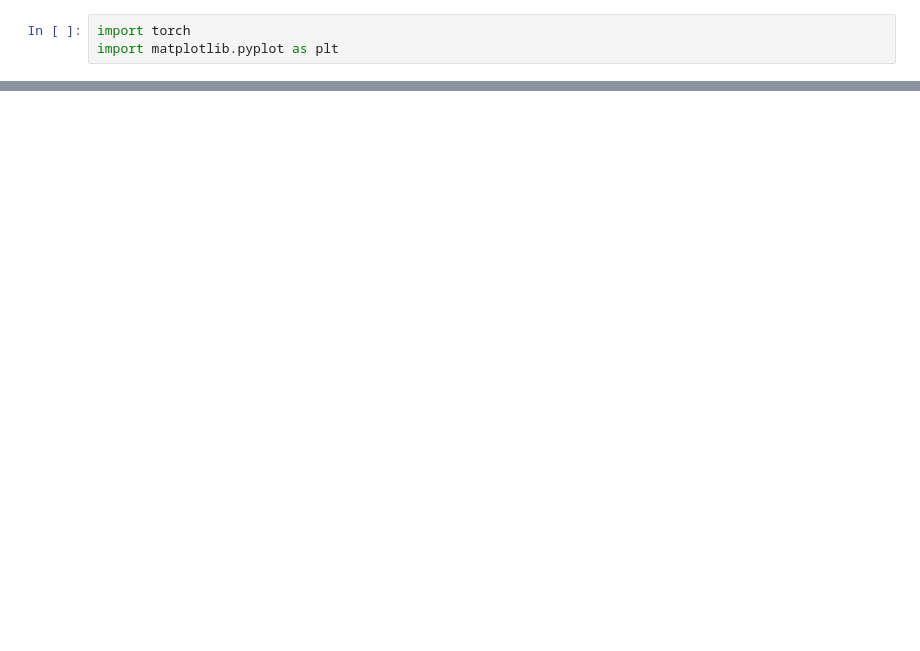
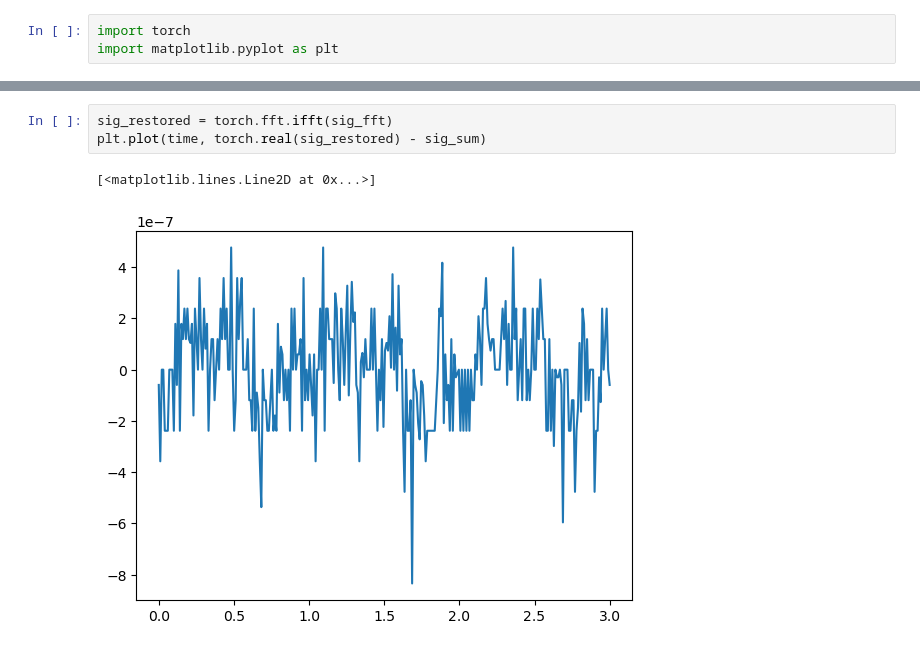
Before and after one commit to kolusask/IDP, a Jupyter notebook: test_fft.ipynb, the cells around one changed output, grey strips where cells are left out. Drawn from its saved outputs; the diff is of its cells as text; blank space fills up the shorter version.

```diff
--- a/test_fft.ipynb
+++ b/test_fft.ipynb
@@ -56,0 +48,6 @@ plt.plot(freq[:plot_len], fft_mag[:plot_len])
+# %%
+sig_restored = torch.fft.ifft(sig_fft)
+plt.plot(time, torch.real(sig_restored) - sig_sum)
+# %% [output]
+[<matplotlib.lines.Line2D at 0x...>]
+[figure, added]
```
Also changed, not shown: parts of 9 cells of this notebook, 6 other files.
